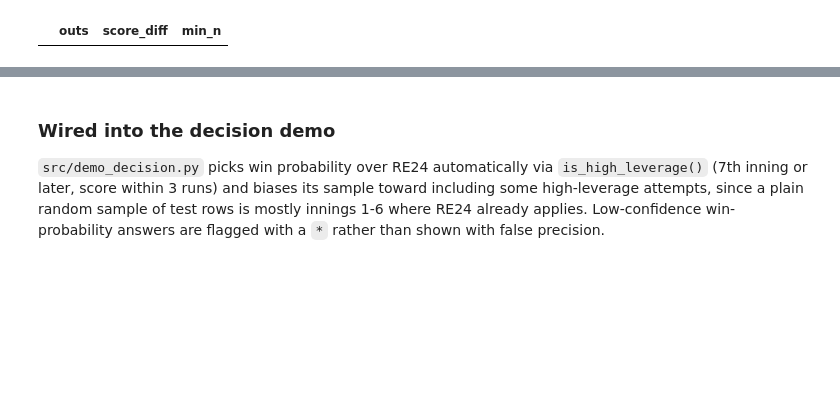
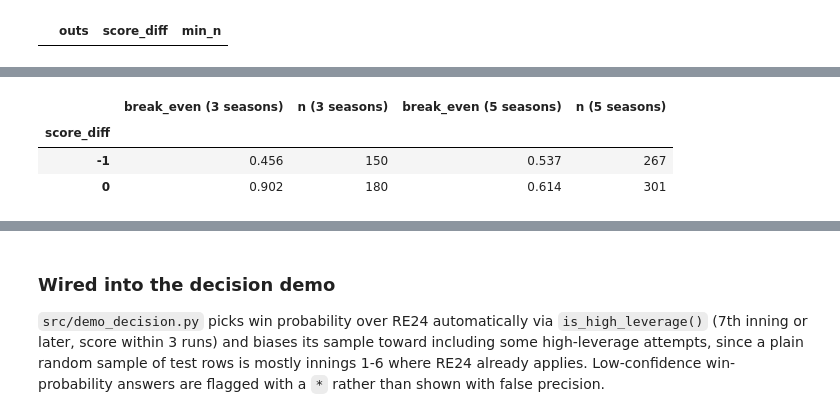
Before and after one commit to ethanhershman/base-steal-model, a Jupyter notebook: notebooks/eda.ipynb, the cells around one changed output, grey strips where cells are left out. Saved outputs shown, nothing was run; the diff lists cells and outputs as text; code cells hidden in the pictures; blank space fills up the shorter version.

```diff
--- a/notebooks/eda.ipynb
+++ b/notebooks/eda.ipynb
@@ -1253,0 +1268,16 @@ low-confidence cells: 0 / 21
+# %%
+wp_dirs_3season = ["../data/retrosheet_2023", "../data/retrosheet_2024", "../data/retrosheet_2025"]
+wp_table_3season = build_win_prob(wp_dirs_3season)
+
+rows = []
+for score in (-1, 0):
+    be3, _, _, n3, _ = win_prob_break_even(wp_table_3season, 9, 1, 2, "1__", score, "2")
+    be5, _, _, n5, _ = win_prob_break_even(wp_table, 9, 1, 2, "1__", score, "2")
+    rows.append({"score_diff": score, "break_even (3 seasons)": round(be3, 3), "n (3 seasons)": n3,
+                 "break_even (5 seasons)": round(be5, 3), "n (5 seasons)": n5})
+pd.DataFrame(rows).set_index("score_diff")
+# %% [output]
+|  | break_even (3 seasons) | n (3 seasons) | break_even (5 seasons) | n (5 seasons) |
+| score_diff |  |  |  |  |
+| -1 | 0.456 | 150 | 0.537 | 267 |
+| 0 | 0.902 | 180 | 0.614 | 301 |
```
Also changed, not shown: parts of 8 cells of this notebook, 3 other files.
